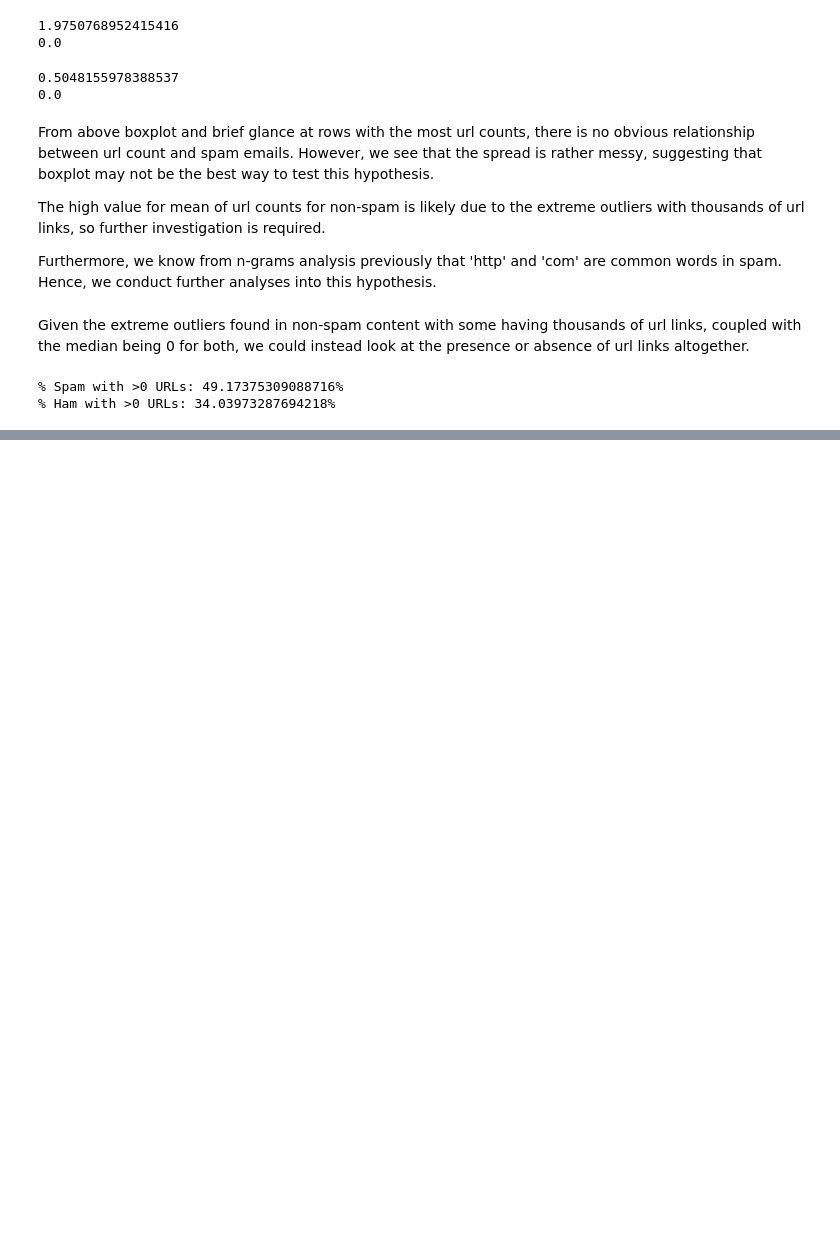
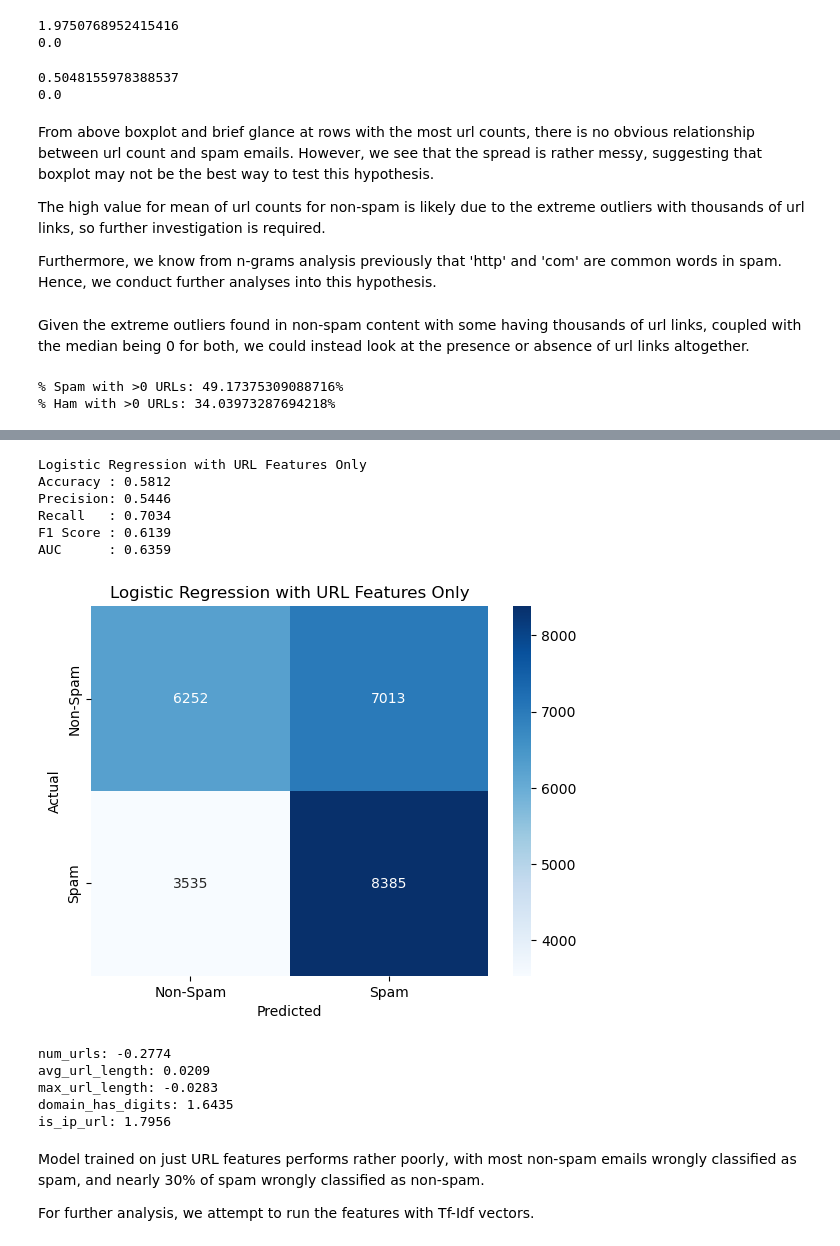
Before and after one commit to kmjtxt/spam_email_detection, a Jupyter notebook: notebooks/hypothesis 3 - url links.ipynb, the cells around one changed output, grey strips where cells are left out. Drawn from its saved outputs; the diff is of its cells as text; code cells hidden in the pictures; blank space fills up the shorter version.

```diff
--- a/notebooks/hypothesis 3 - url links.ipynb
+++ b/notebooks/hypothesis 3 - url links.ipynb
@@ -235,3 +294,33 @@ def visualise_perf(y_true, y_pred, y_prob, title):
     plt.ylabel('Actual')
     plt.title(title)
     plt.show()
+# %%
+X_train_url = train_df_with_url_features[url_features]
+X_test_url = test_df_with_url_features[url_features]
+
+log_reg_url = LogisticRegression(max_iter=1000, random_state=42)
+log_reg_url.fit(X_train_url, y_train_temp)
+y_pred_url = log_reg_url.predict(X_test_url)
+y_prod_url = log_reg_url.predict_proba(X_test_url)[:, 1]
+visualise_perf(y_test_temp, y_pred_url, y_prod_url, "Logistic Regression with URL Features Only")
+
+url_coefficients = log_reg_url.coef_[0]
+for feature, coef in zip(url_features, url_coefficients):
+    print(f'{feature}: {coef:.4f}')
+# %% [output]
+Logistic Regression with URL Features Only
+Accuracy : 0.5812
+Precision: 0.5446
+Recall   : 0.7034
+F1 Score : 0.6139
+AUC      : 0.6359
+[figure, added]
+num_urls: -0.2774
+avg_url_length: 0.0209
+max_url_length: -0.0283
+domain_has_digits: 1.6435
+is_ip_url: 1.7956
+# %% [markdown]
+Model trained on just URL features performs rather poorly, with most non-spam emails wrongly classified as spam, and nearly 30% of spam wrongly classified as non-spam.
+
+For further analysis, we attempt to run the features with Tf-Idf vectors.
```
Also changed, not shown: parts of 32 cells of this notebook.
